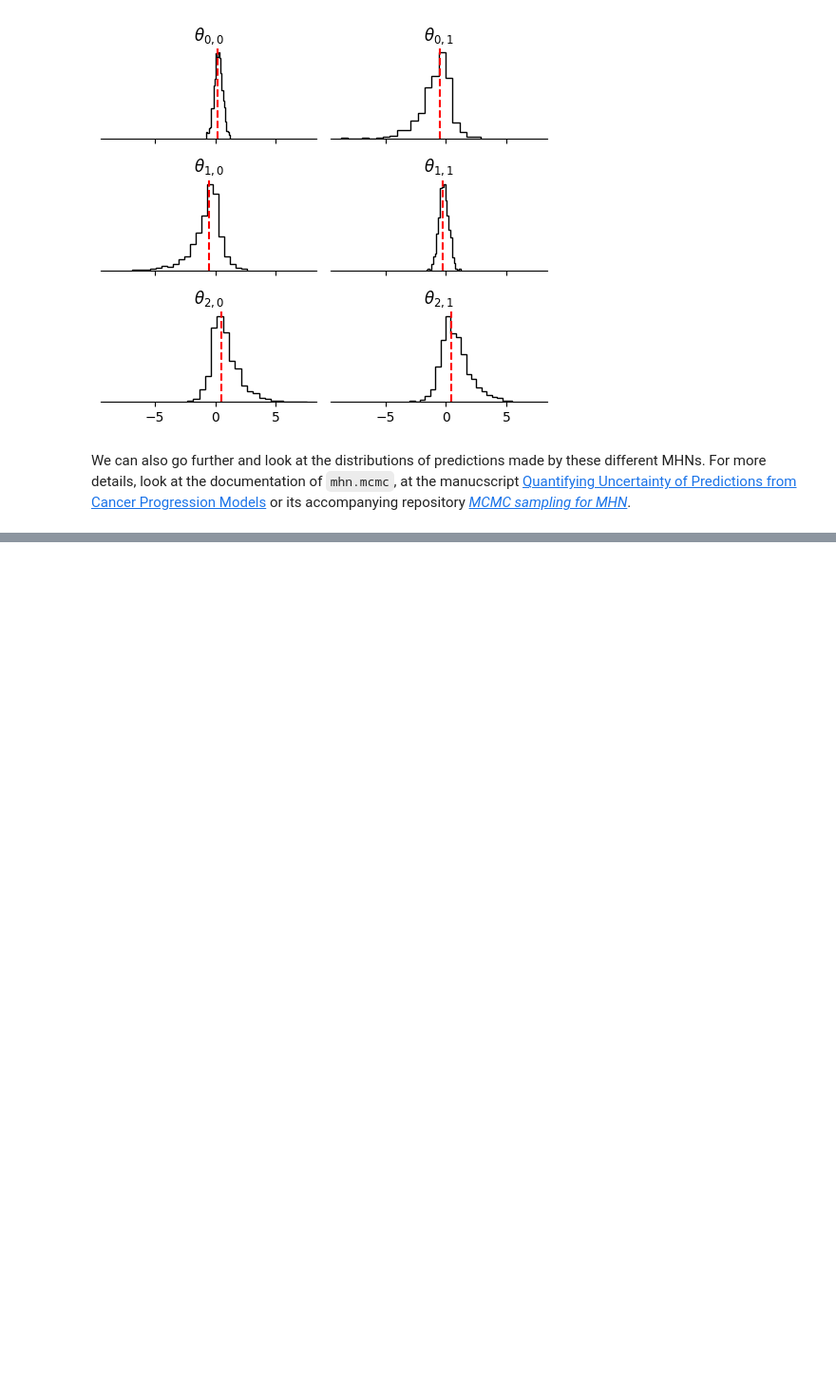
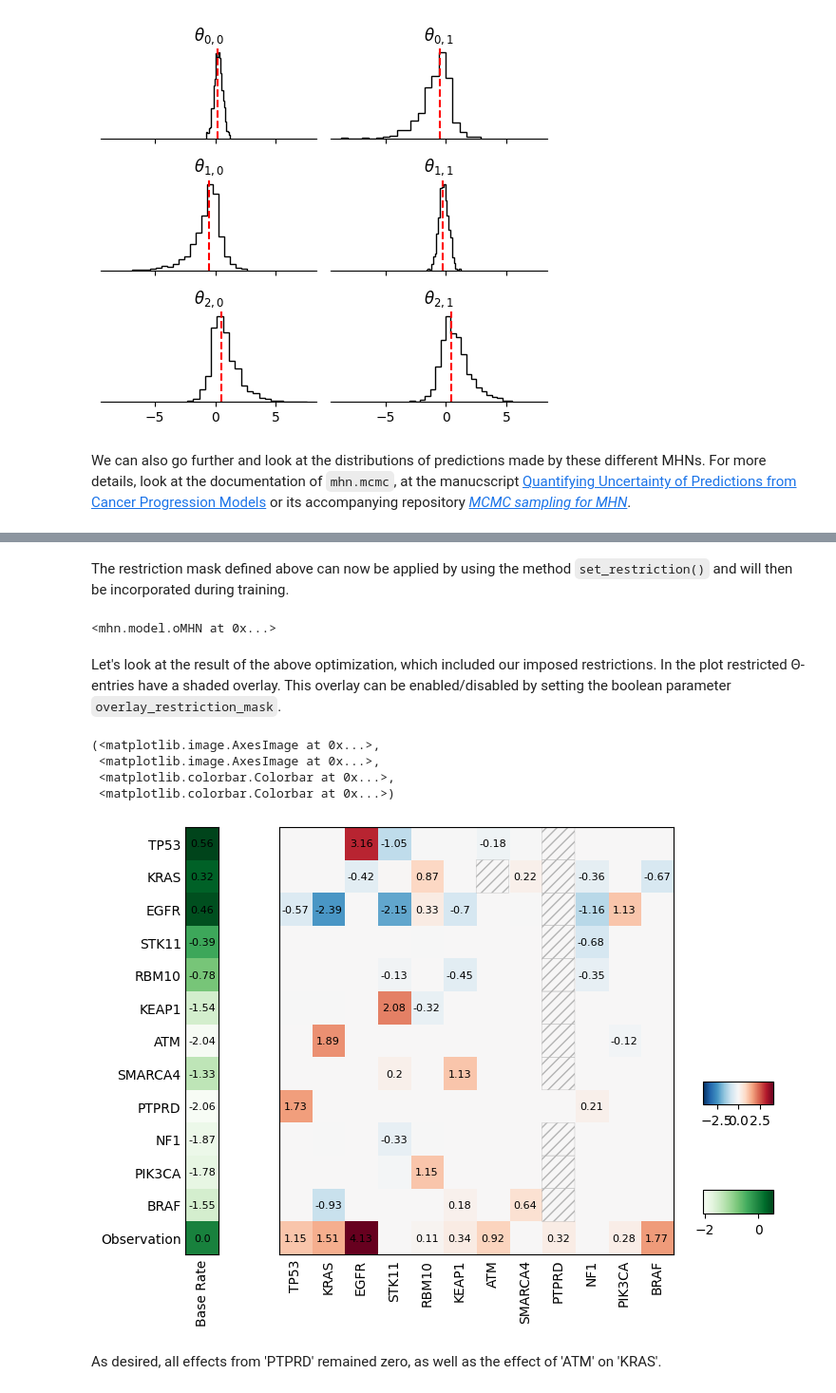
Before and after one commit to spang-lab/LearnMHN, a Jupyter notebook: demo/demo.ipynb, the cells around one changed output, grey strips where cells are left out. Shown at 95% size. Drawn from its saved outputs; the diff is of its cells as text; code cells hidden in the pictures; blank space fills up the shorter version.

Commit message:
V1.2.2
New functionality: theta restrictions

```diff
--- a/demo/demo.ipynb
+++ b/demo/demo.ipynb
@@ -461,0 +470,4 @@ For more details, look at the documentation of `mhn.mcmc`, at the manucscript [Q
+# %%
+restricted_opt = Optimizer()
+restricted_opt.load_data_matrix(input_subset)
+restricted_opt.set_penalty(restricted_opt.Penalty.L1)
@@ -461,0 +487,18 @@ For more details, look at the documentation of `mhn.mcmc`, at the manucscript [Q
+# %%
+# by default all values in the mask should be '1'
+restriction_mask = pd.DataFrame(
+    1,
+    index=restricted_opt._events+['Observation'],
+    columns=restricted_opt._events
+    )
+
+# impose example restrictions
+restriction_mask.loc['KRAS', 'ATM'] = 0
+restriction_mask.loc[ : , 'PTPRD'] = 0
+
+# ensure baserates and observation rates are not restricted
+for ev in restricted_opt._events:
+    restriction_mask.loc[ev, ev] = 1
+restriction_mask.loc['Observation', :] = 1
+
+print(f"Restriction mask:\n{restriction_mask}")
@@ -461,0 +523,19 @@ For more details, look at the documentation of `mhn.mcmc`, at the manucscript [Q
+# %% [markdown]
+The restriction mask defined above can now be applied by using the method `set_restriction()` and will then be incorporated during training.
+# %%
+restricted_opt.set_restriction(restriction_mask=restriction_mask)
+restricted_opt.train()
+# %% [output]
+<mhn.model.oMHN at 0x...>
+# %% [markdown]
+Let's look at the result of the above optimization, which included our imposed restrictions. In the plot restricted Θ-entries have a shaded overlay. This overlay can be enabled/disabled by setting the boolean parameter `overlay_restriction_mask`.
+# %%
+restricted_opt.result.plot(overlay_restriction_mask=True)
+# %% [output]
+(<matplotlib.image.AxesImage at 0x...>,
+ <matplotlib.image.AxesImage at 0x...>,
+ <matplotlib.colorbar.Colorbar at 0x...>,
+ <matplotlib.colorbar.Colorbar at 0x...>)
+[figure, added]
+# %% [markdown]
+As desired, all effects from 'PTPRD' remained zero, as well as the effect of 'ATM' on 'KRAS'.
```
Also changed, not shown: parts of 14 cells of this notebook, 4 other files.
